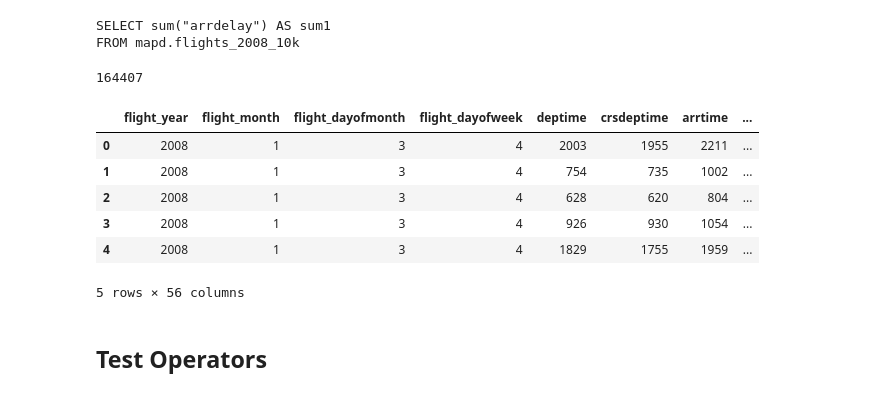
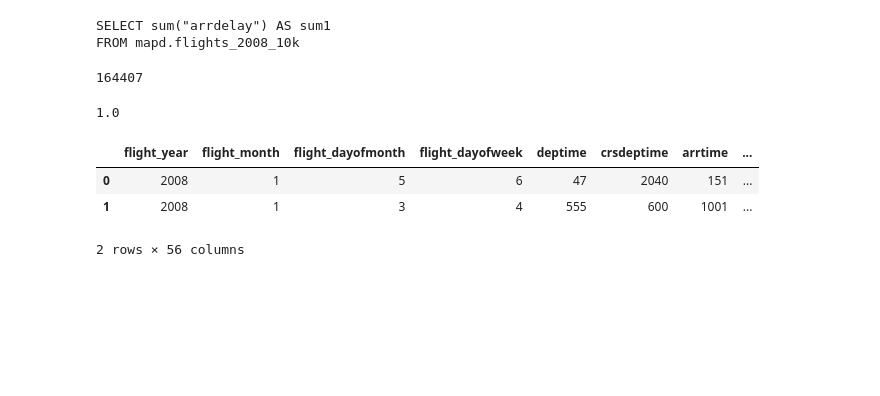
Before and after one commit to Quansight/omnisci, a Jupyter notebook: notebooks/IbisMapD.ipynb, the cells around one changed output. Cells and saved outputs as stored; diff of their text form; code cells hidden in the pictures; blank space fills up the shorter version.

Commit message:
added tests with , , , , ,

```diff
--- a/notebooks/IbisMapD.ipynb
+++ b/notebooks/IbisMapD.ipynb
@@ -79,14 +74,15 @@ mapd_cli.execute(t.arrdelay.sum().name('sum1'))
 # %% [output]
 164407
-# %%
-mapd_cli.execute(t.limit(5))
-# %% [output]
-|  | flight_year | flight_month | flight_dayofmonth | flight_dayofweek | deptime | crsdeptime | arrtime | ... |
-| 0 | 2008 | 1 | 3 | 4 | 2003 | 1955 | 2211 | ... |
-| 1 | 2008 | 1 | 3 | 4 | 754 | 735 | 1002 | ... |
-| 2 | 2008 | 1 | 3 | 4 | 628 | 620 | 804 | ... |
-| 3 | 2008 | 1 | 3 | 4 | 926 | 930 | 1054 | ... |
-| 4 | 2008 | 1 | 3 | 4 | 1829 | 1755 | 1959 | ... |
-5 rows × 56 columns
-# %% [markdown]
-## Test Operators
+# %%
+const_1 = ibis.literal(1).name('v')
+t['taxiin', const_1]['v'].mean().name('agg1').execute()
+# %% [output]
+1.0
+# %%
+t.sort_by(('deptime', True)).limit(2).execute()
+# For sorting in descending order, you can use the special ibis.desc function
+# %% [output]
+|  | flight_year | flight_month | flight_dayofmonth | flight_dayofweek | deptime | crsdeptime | arrtime | ... |
+| 0 | 2008 | 1 | 5 | 6 | 47 | 2040 | 151 | ... |
+| 1 | 2008 | 1 | 3 | 4 | 555 | 600 | 1001 | ... |
+2 rows × 56 columns
```
Also changed, not shown: parts of 31 cells of this notebook.
